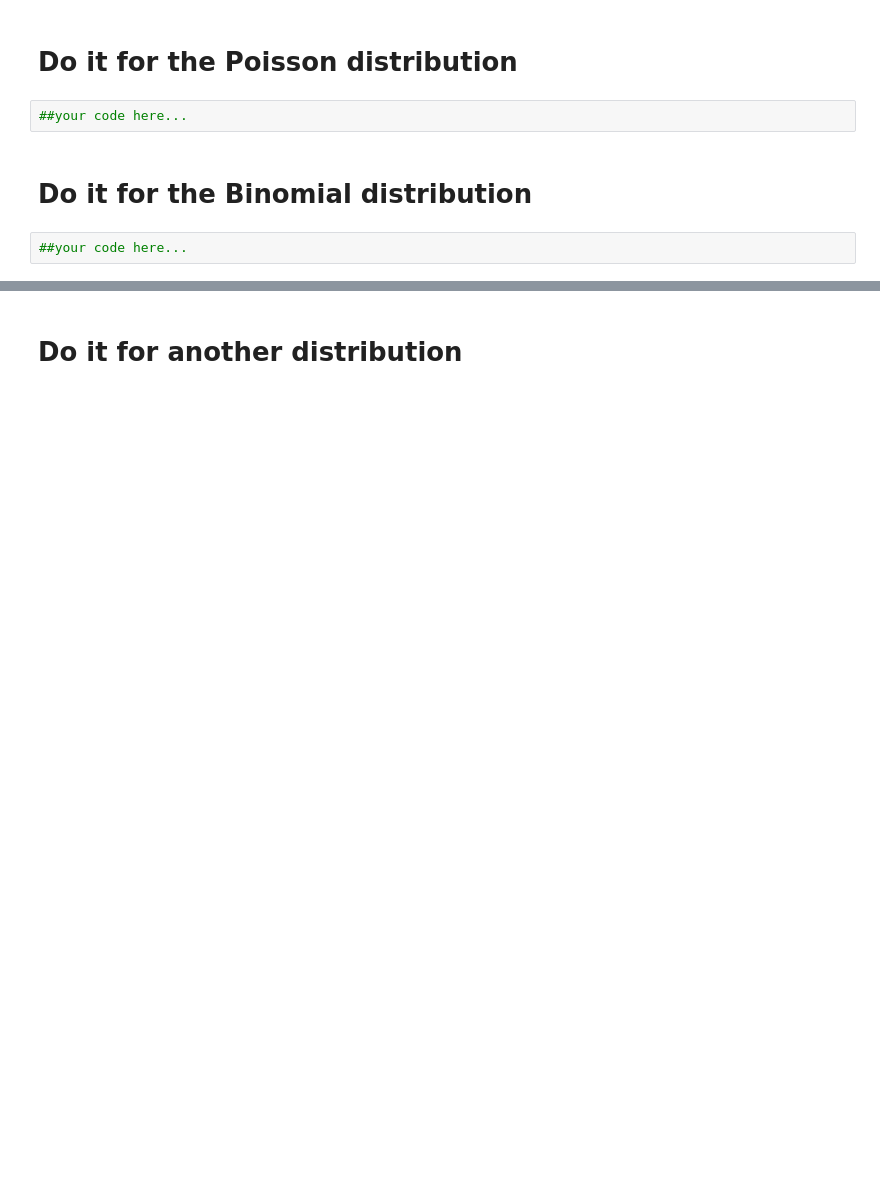
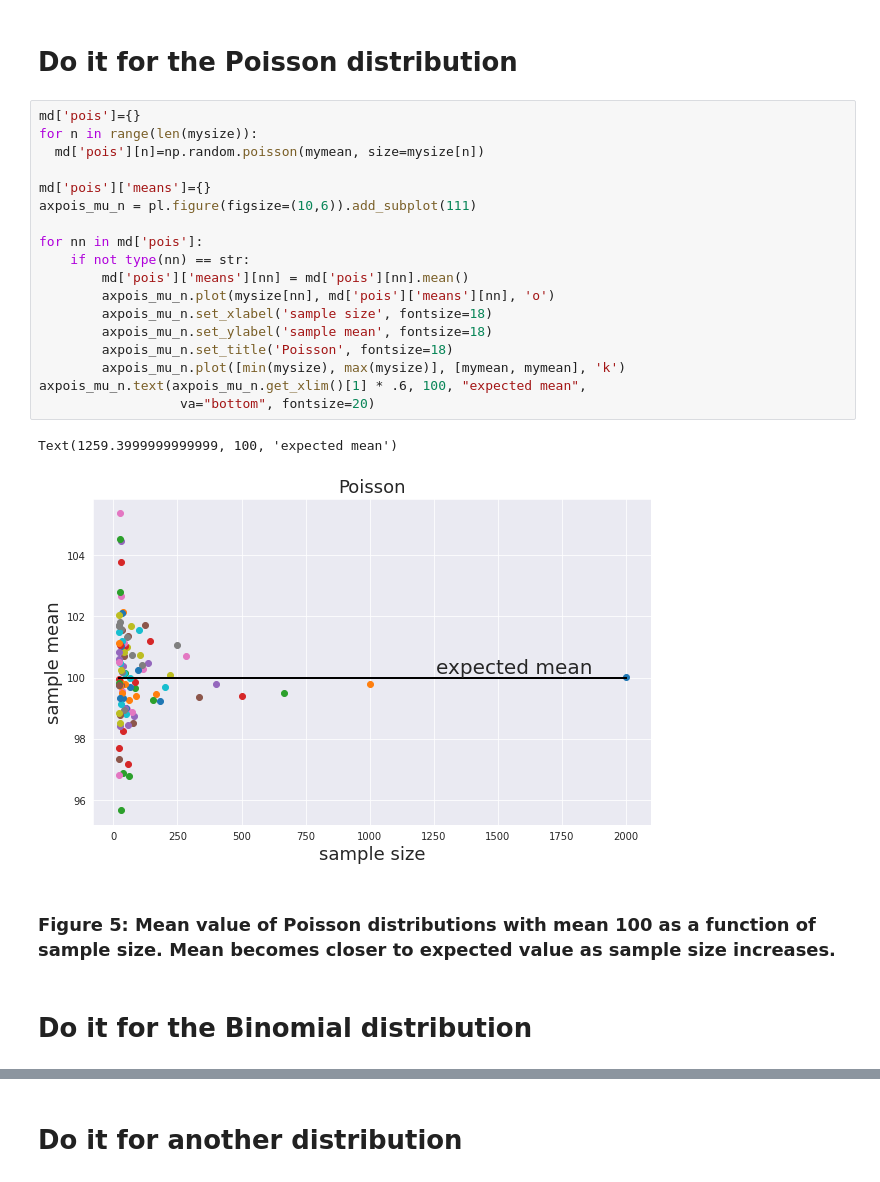
Before and after one commit to nkorzounUD/DSPS_NKorzoun, a Jupyter notebook: HW2/CentralLimitTheorem.ipynb, the cells around one changed output, grey strips where cells are left out. Saved outputs shown, nothing was run; the diff lists cells and outputs as text; blank space fills up the shorter version.

```diff
--- a/HW2/CentralLimitTheorem.ipynb
+++ b/HW2/CentralLimitTheorem.ipynb
@@ -164,8 +187,27 @@ Text(0, 0.5, 'N')
 # %% [markdown]
 # Do it for the Poisson distribution
-# %%
-##your code here...
+# %%
+md['pois']={}
+for n in range(len(mysize)):
+  md['pois'][n]=np.random.poisson(mymean, size=mysize[n])
+
+md['pois']['means']={}
+axpois_mu_n = pl.figure(figsize=(10,6)).add_subplot(111)
+
+for nn in md['pois']:
+    if not type(nn) == str:
+        md['pois']['means'][nn] = md['pois'][nn].mean()
+        axpois_mu_n.plot(mysize[nn], md['pois']['means'][nn], 'o')
+        axpois_mu_n.set_xlabel('sample size', fontsize=18)
+        axpois_mu_n.set_ylabel('sample mean', fontsize=18)
+        axpois_mu_n.set_title('Poisson', fontsize=18)
+        axpois_mu_n.plot([min(mysize), max(mysize)], [mymean, mymean], 'k')
+axpois_mu_n.text(axpois_mu_n.get_xlim()[1] * .6, 100, "expected mean",
+                  va="bottom", fontsize=20)
+# %% [output]
+Text(1259.3999999999999, 100, 'expected mean')
+[figure, added]
+# %% [markdown]
+### Figure 5: Mean value of Poisson distributions with mean 100 as a function of sample size. Mean becomes closer to expected value as sample size increases.
 # %% [markdown]
 # Do it for the Binomial distribution
-# %%
-##your code here...
```
Also changed, not shown: parts of 51 cells of this notebook, 5 other files.
